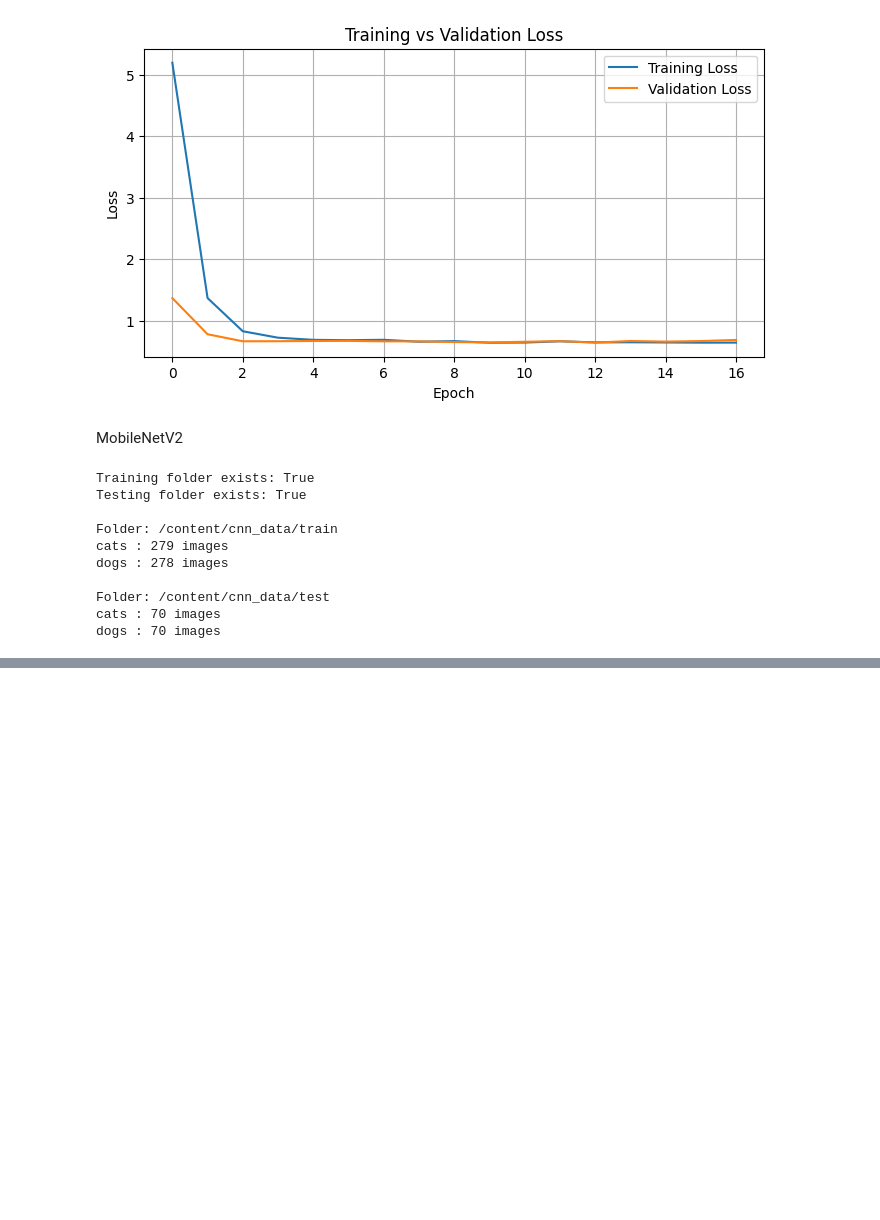
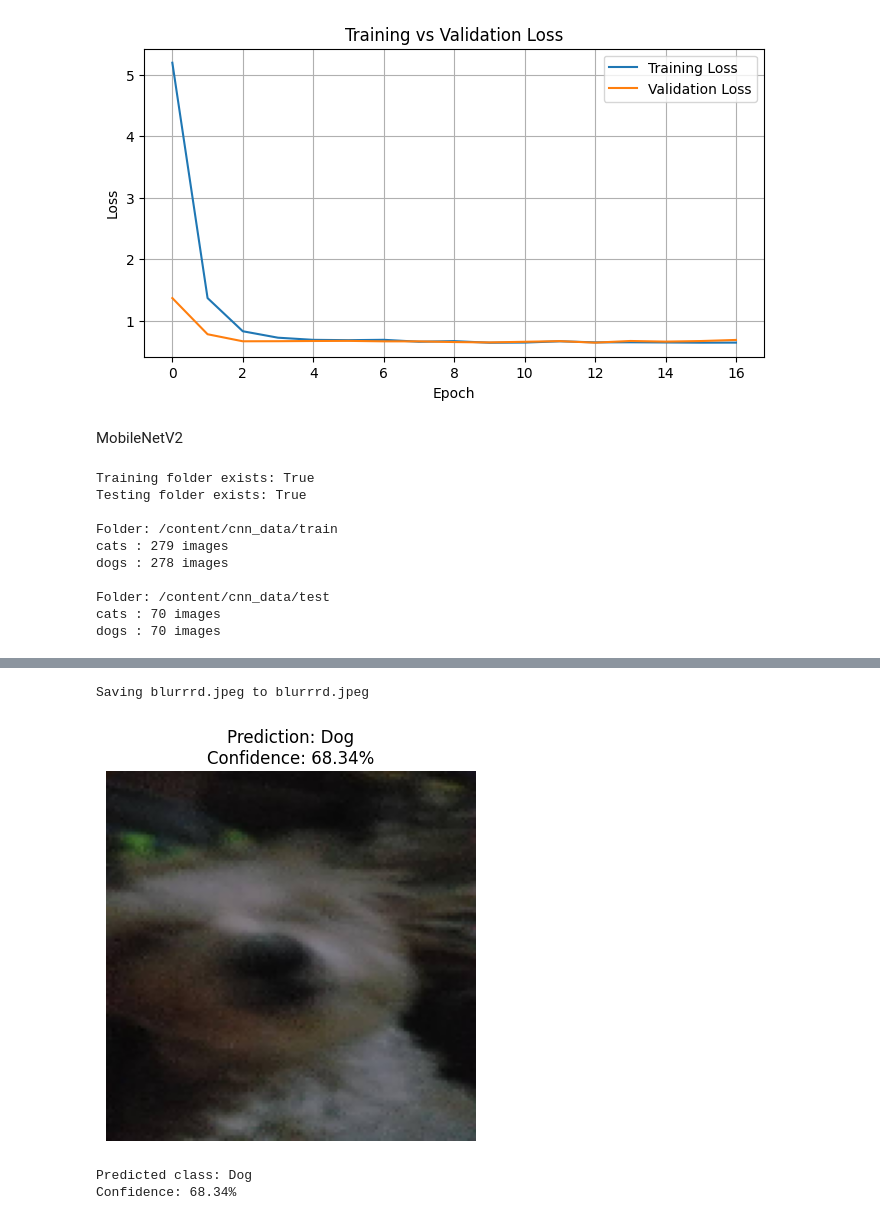
Before and after one commit to yash144-code/python-practice.ipynb, a Jupyter notebook: datascience(1).ipynb, the cells around one changed output, grey strips where cells are left out. Saved outputs shown, nothing was run; the diff lists cells and outputs as text; code cells hidden in the pictures; blank space fills up the shorter version.

```diff
--- a/datascience(1).ipynb
+++ b/datascience(1).ipynb
@@ -4445,0 +4997,48 @@ Epoch 15/15
+# %%
+
+from google.colab import files
+from tensorflow.keras.utils import load_img, img_to_array
+import numpy as np
+import matplotlib.pyplot as plt
+
+# Upload an image
+uploaded = files.upload()
+
+# Get the uploaded image filename
+image_path = next(iter(uploaded))
+
+# Load and resize the image
+img = load_img(image_path, target_size=(128, 128))
+
+# Convert image into a NumPy array
+img_array = img_to_array(img)
+
+# Add batch dimension
+img_array = np.expand_dims(img_array, axis=0)
+
+# Apply MobileNetV2 preprocessing
+img_array = preprocess_input(img_array)
+
+# Predict using our initial model
+probability = initial_model.predict(img_array, verbose=0)[0][0]
+
+# Convert probability into a class
+if probability >= 0.5:
+    predicted_class = "Dog"
+    confidence = probability * 100
+else:
+    predicted_class = "Cat"
+    confidence = (1 - probability) * 100
+
+# Display image and prediction
+plt.imshow(img)
+plt.axis("off")
+plt.title(
+    f"Prediction: {predicted_class}\n"
+    f"Confidence: {confidence:.2f}%"
+)
+plt.show()
+
+print("Predicted class:", predicted_class)
+print(f"Confidence: {confidence:.2f}%")
+# %% [output]
@@ -4445,0 +5046,4 @@ Epoch 15/15
+Saving blurrrd.jpeg to blurrrd.jpeg
+[figure, added]
+Predicted class: Dog
+Confidence: 68.34%
```
Also changed, not shown: parts of 7 cells of this notebook.
